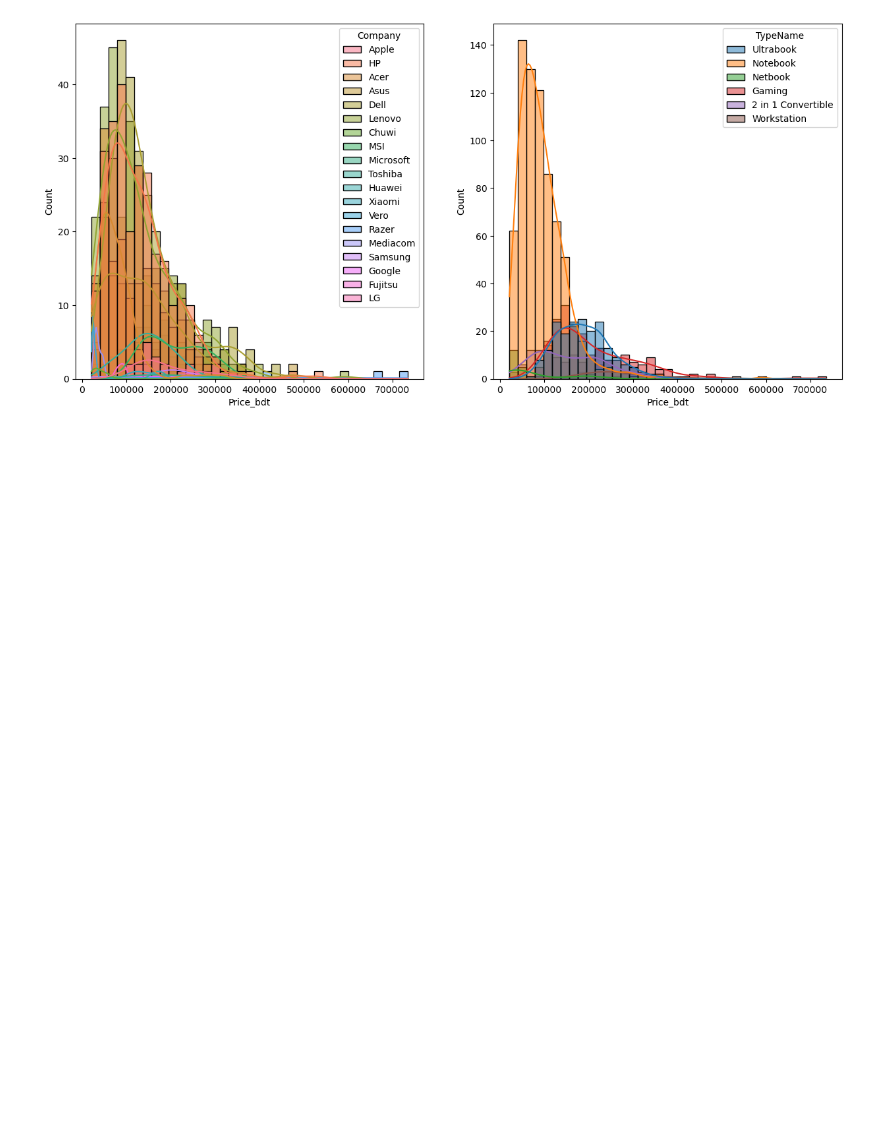
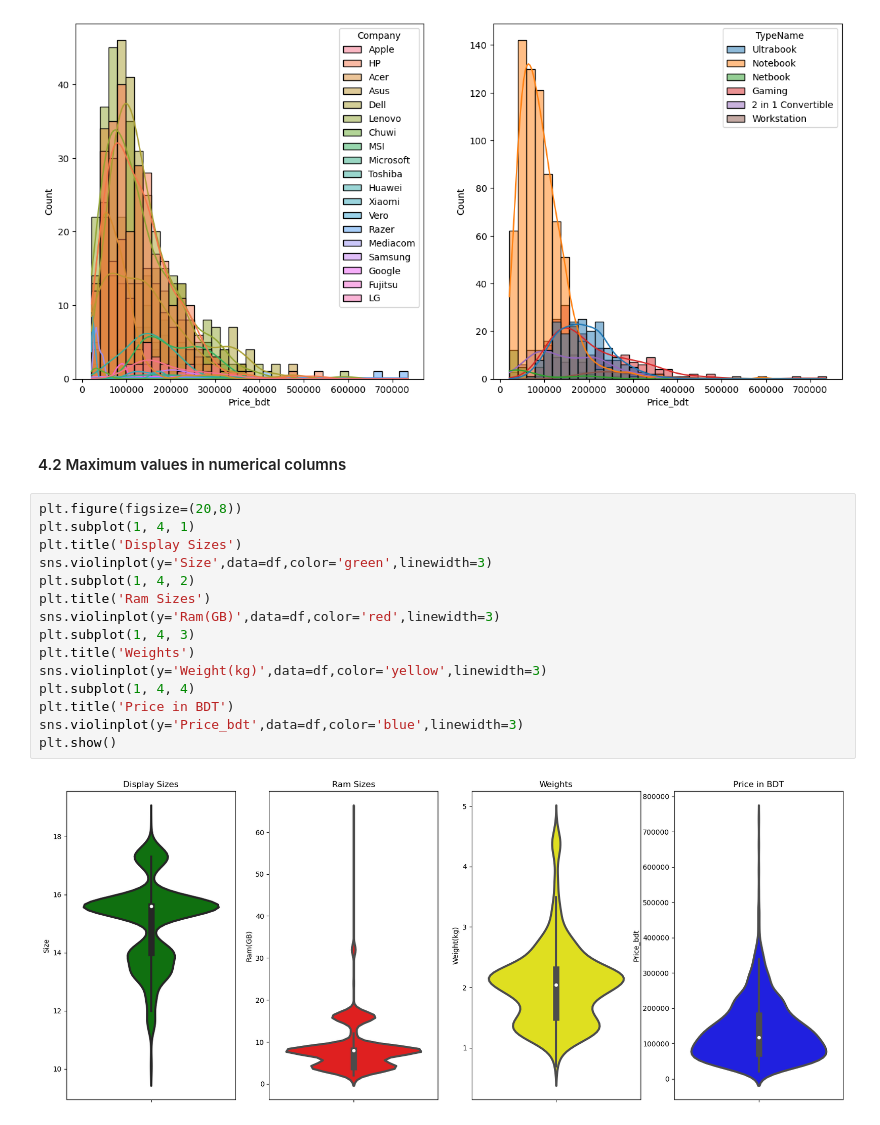
Before and after one commit to MahbubHossainFaisal/Laptop_Price_Predictor, a Jupyter notebook: notebooks/Laptop_price_prediction_EDA.ipynb, the cells around one changed output. Saved outputs shown, nothing was run; the diff lists cells and outputs as text; blank space fills up the shorter version.

```diff
--- a/notebooks/Laptop_price_prediction_EDA.ipynb
+++ b/notebooks/Laptop_price_prediction_EDA.ipynb
@@ -298,3 +306,22 @@ sns.histplot(data=df,x='Price_bdt',kde=True,hue='TypeName')
 plt.show()
 # %% [output]
 [figure]
+# %% [markdown]
+#### 4.2 Maximum values in numerical columns
+# %%
+plt.figure(figsize=(20,8))
+plt.subplot(1, 4, 1)
+plt.title('Display Sizes')
+sns.violinplot(y='Size',data=df,color='green',linewidth=3)
+plt.subplot(1, 4, 2)
+plt.title('Ram Sizes')
+sns.violinplot(y='Ram(GB)',data=df,color='red',linewidth=3)
+plt.subplot(1, 4, 3)
+plt.title('Weights')
+sns.violinplot(y='Weight(kg)',data=df,color='yellow',linewidth=3)
+plt.subplot(1, 4, 4)
+plt.title('Price in BDT')
+sns.violinplot(y='Price_bdt',data=df,color='blue',linewidth=3)
+plt.show()
+# %% [output]
+[figure, added]
```
Also changed, not shown: parts of 16 cells of this notebook.
